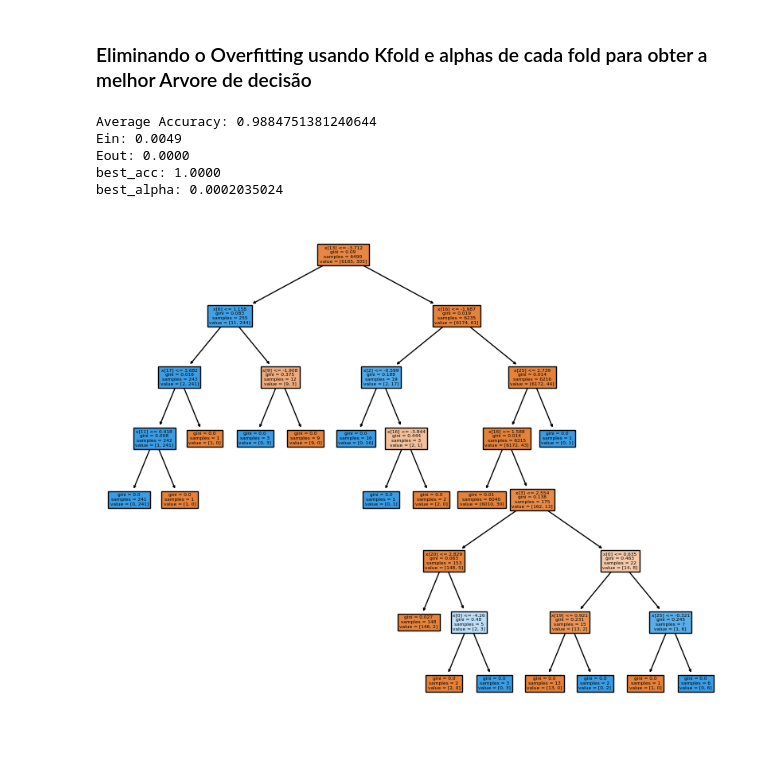
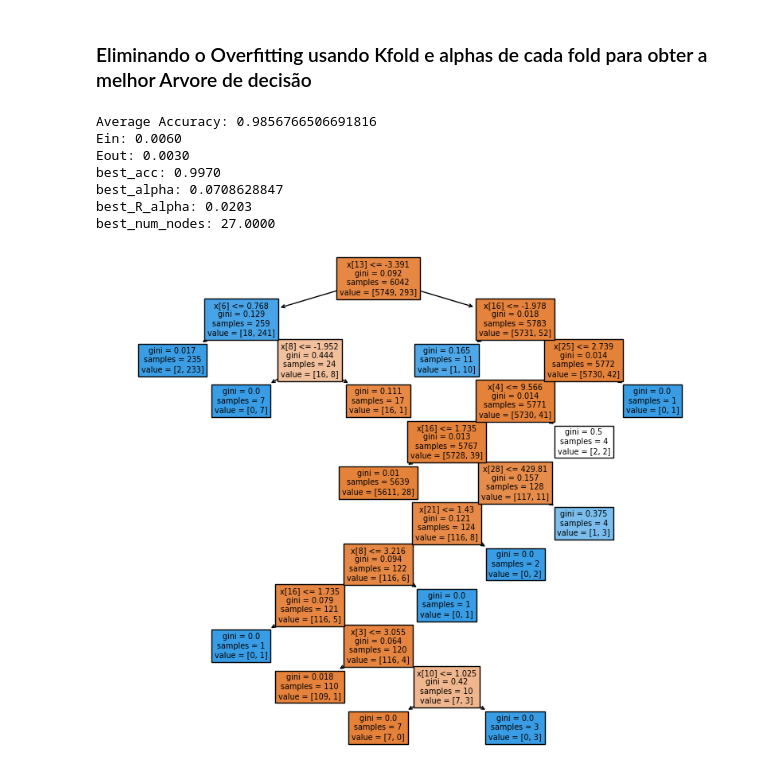
Before and after one commit to HodricVieira/Reconhecimento-de-digitos-ML-2023.2, a Jupyter notebook: Projeto 2.1/arvore_credito.ipynb, the cells around one changed output. Drawn from its saved outputs; the diff is of its cells as text; code cells hidden in the pictures.

```diff
--- a/Projeto 2.1/arvore_credito.ipynb
+++ b/Projeto 2.1/arvore_credito.ipynb
@@ -166,7 +181,7 @@ RANDOM_STATE = 3
 best_acc = 0
 
 # Garante que cada fold esteja balanceado
-skf = StratifiedKFold(n_splits=30, shuffle=True)
+skf = StratifiedKFold(n_splits=10, shuffle=True)
 
 # Inicializa a lista de armazenar os acurácias de cada fold
 accuracies = []
@@ -180,42 +195,50 @@ for train_index, test_index in skf.split(X_train, Y_train):
     path = clf.cost_complexity_pruning_path(X_train_fold, y_train_fold)
     ccp_alphas, impurities = path.ccp_alphas, path.impurities
 
-    for alpha in ccp_alphas:
-        # Criando a arquitetura da arvore
-        model = DecisionTreeClassifier(random_state=RANDOM_STATE, ccp_alpha=alpha)
+    for i in range(len(ccp_alphas)):
+        # Cria a arquitetura da arvore
+        model = DecisionTreeClassifier(random_state=RANDOM_STATE, ccp_alpha=ccp_alphas[i])
 
         # Treina o modelo
         clf = model.fit(X_train_fold, y_train_fold)
+
+        num_nodes = clf.tree_.node_count
+        R_alpha = (num_nodes * ccp_alphas[i]) + impurities[i]
 
         # Avalia o modelo
         accuracy = accuracy_score(y_test_fold, clf.predict(X_test_fold))
         accuracies.append(accuracy)
 
         # Salva o melhor modelo
         if accuracy > best_acc:
             best_acc = accuracy
             best_model = clf
             best_alpha = alpha
             Ein = 1 - accuracy_score(y_train_fold, clf.predict(X_train_fold))
             Eout = 1 - accuracy
+            best_R_alpha = R_alpha
+            best_num_nodes = num_nodes
 
 
 # Calcula a acurácia média
 avg_accuracy = np.mean(accuracies)
 print("Average Accuracy:", avg_accuracy)
 
 print('Ein: %0.4f' % Ein)
 print('Eout: %0.4f' % Eout)
 print('best_acc: %0.4f' % best_acc)
 print('best_alpha: %0.10f' % best_alpha)
-#print(classification_report(y_test_fold, clf.predict(X_test_fold)))
+print('best_R_alpha: %0.4f' % best_R_alpha)
+print('best_num_nodes: %0.4f' % best_num_nodes)
 plt.figure(figsize=(10, 8))
 plot_tree(best_model, filled=True)
 plt.show()
 # %% [output]
-Average Accuracy: 0.9884751381240644
-Ein: 0.0049
-Eout: 0.0000
-best_acc: 1.0000
-best_alpha: 0.0002035024
+Average Accuracy: 0.9856766506691816
+Ein: 0.0060
+Eout: 0.0030
+best_acc: 0.9970
+best_alpha: 0.0708628847
+best_R_alpha: 0.0203
+best_num_nodes: 27.0000
-[figure, old version]
+[figure, new version]
```
Also changed, not shown: parts of 5 cells of this notebook, 1 other file.
